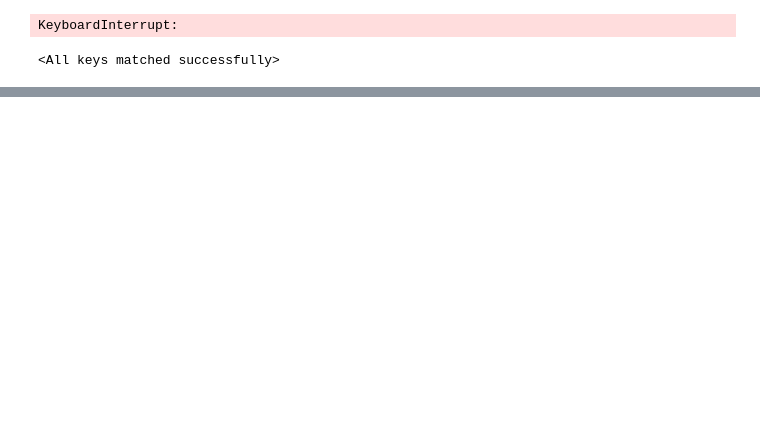
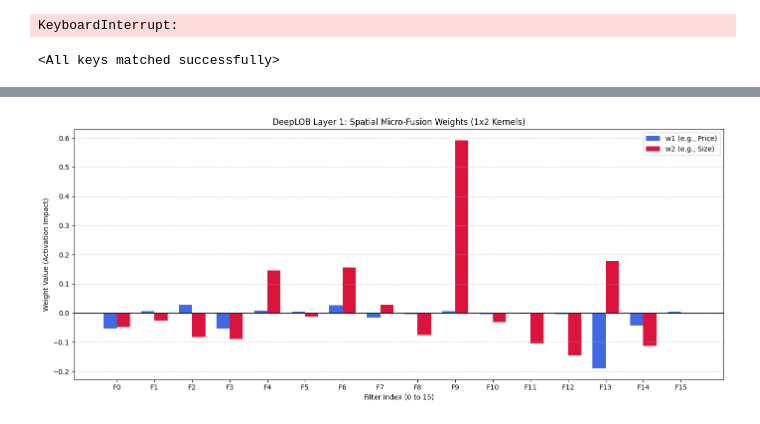
Before and after one commit to MatthewChang3721/DeepLOB, a Jupyter notebook: DeepLOB_demo.ipynb, the cells around one changed output, grey strips where cells are left out. Cells and saved outputs as stored; diff of their text form; code cells hidden in the pictures; blank space fills up the shorter version.

```diff
--- a/DeepLOB_demo.ipynb
+++ b/DeepLOB_demo.ipynb
@@ -425,0 +671,28 @@ weighted avg       0.53      0.50      0.51     28102
+# %%
+weights_2d = feat1_weights.squeeze()
+
+w1 = weights_2d[:, 0]
+w2 = weights_2d[:, 1]
+filters = np.arange(16)
+
+plt.figure(figsize=(14, 6))
+width = 0.35  # 柱子的宽度
+
+# 绘制两组柱状图
+plt.bar(filters - width/2, w1, width, label='w1 (e.g., Price)', color='royalblue')
+plt.bar(filters + width/2, w2, width, label='w2 (e.g., Size)', color='crimson')
+
+# 添加 0 轴基准线，方便看正负
+plt.axhline(0, color='black', linewidth=1.2, linestyle='-')
+
+plt.ylabel('Weight Value (Activation Impact)')
+plt.xlabel('Filter Index (0 to 15)')
+plt.title('DeepLOB Layer 1: Spatial Micro-Fusion Weights (1x2 Kernels)')
+plt.xticks(filters, [f'F{i}' for i in filters])
+plt.legend()
+plt.grid(axis='y', linestyle='--', alpha=0.6)
+
+plt.tight_layout()
+plt.show()
+# %% [output]
+[figure, added]
```
Also changed, not shown: parts of 20 cells of this notebook, 3 other files.
